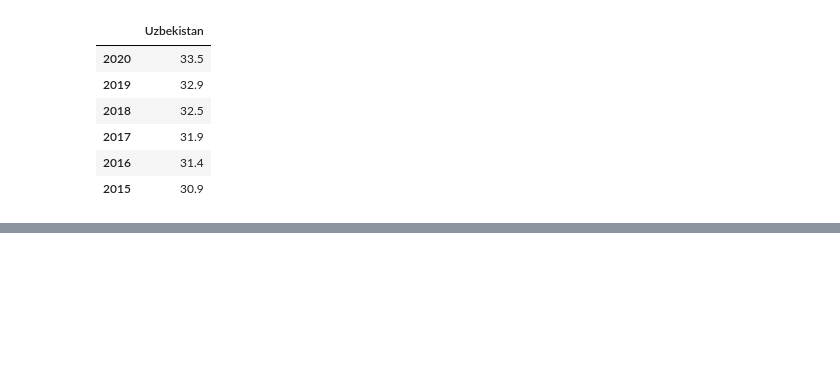
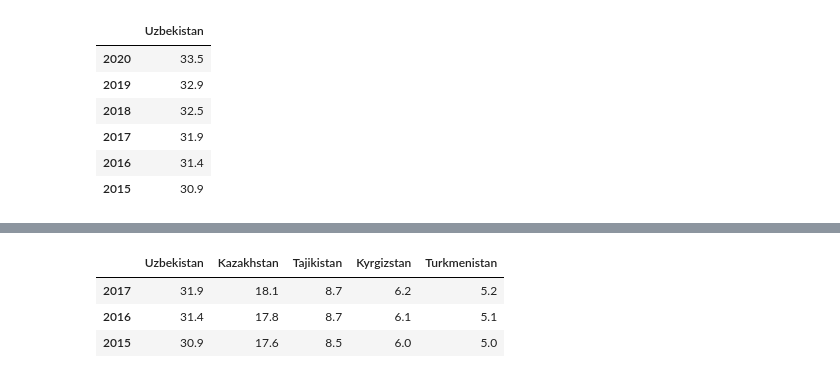
Before and after one commit to Amirshteyn/Exercises, a Jupyter notebook: Untitled7.ipynb, the cells around one changed output, grey strips where cells are left out. Drawn from its saved outputs; the diff is of its cells as text; code cells hidden in the pictures; blank space fills up the shorter version.

```diff
--- a/Untitled7.ipynb
+++ b/Untitled7.ipynb
@@ -58,0 +69,7 @@ df[['Uzbekistan']] #Dataframe
+# %%
+df[3:]
+# %% [output]
+|  | Uzbekistan | Kazakhstan | Tajikistan | Kyrgizstan | Turkmenistan |
+| 2017 | 31.9 | 18.1 | 8.7 | 6.2 | 5.2 |
+| 2016 | 31.4 | 17.8 | 8.7 | 6.1 | 5.1 |
+| 2015 | 30.9 | 17.6 | 8.5 | 6.0 | 5.0 |
```
Also changed, not shown: parts of 1 cell of this notebook.
